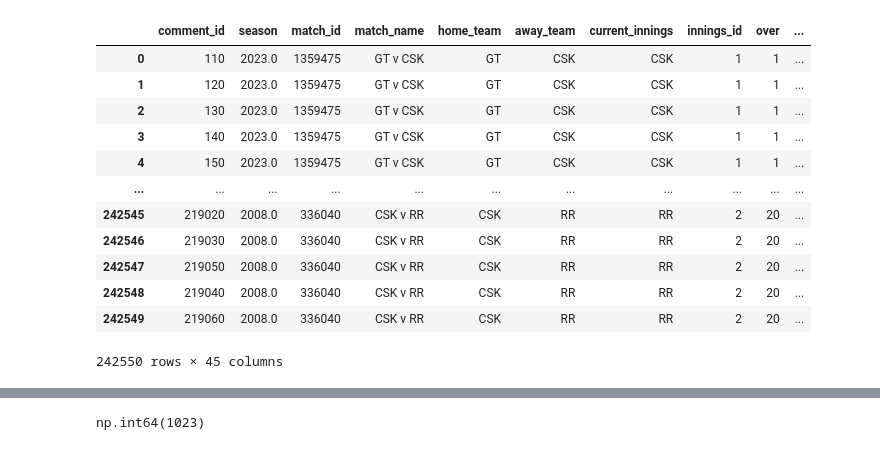
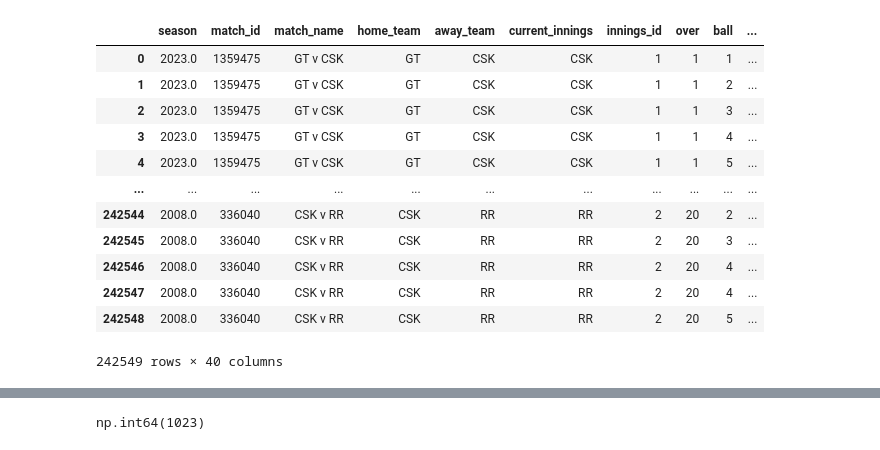
Before and after one commit to amalsalilan/IPL_Infographics_Data_Analytics_-_Data_Visualization_Infosys_Internship_Oct2024, a Jupyter notebook: eda_all_seasons_details.ipynb, the cells around one changed output, grey strips where cells are left out. Drawn from its saved outputs; the diff is of its cells as text; code cells hidden in the pictures.

```diff
--- a/eda_all_seasons_details.ipynb
+++ b/eda_all_seasons_details.ipynb
@@ -3,23 +3,23 @@ import pandas as pd
 import numpy as np
 import matplotlib.pyplot as plt
 import seaborn as sns
-# %%
-df= pd.read_csv('all_season_details.csv')
-df
-# %% [output]
-|  | comment_id | season | match_id | match_name | home_team | away_team | current_innings | innings_id | over | ... |
-| 0 | 110 | 2023.0 | 1359475 | GT v CSK | GT | CSK | CSK | 1 | 1 | ... |
-| 1 | 120 | 2023.0 | 1359475 | GT v CSK | GT | CSK | CSK | 1 | 1 | ... |
-| 2 | 130 | 2023.0 | 1359475 | GT v CSK | GT | CSK | CSK | 1 | 1 | ... |
-| 3 | 140 | 2023.0 | 1359475 | GT v CSK | GT | CSK | CSK | 1 | 1 | ... |
-| 4 | 150 | 2023.0 | 1359475 | GT v CSK | GT | CSK | CSK | 1 | 1 | ... |
-| ... | ... | ... | ... | ... | ... | ... | ... | ... | ... | ... |
-| 242545 | 219020 | 2008.0 | 336040 | CSK v RR | CSK | RR | RR | 2 | 20 | ... |
-| 242546 | 219030 | 2008.0 | 336040 | CSK v RR | CSK | RR | RR | 2 | 20 | ... |
-| 242547 | 219050 | 2008.0 | 336040 | CSK v RR | CSK | RR | RR | 2 | 20 | ... |
-| 242548 | 219040 | 2008.0 | 336040 | CSK v RR | CSK | RR | RR | 2 | 20 | ... |
-| 242549 | 219060 | 2008.0 | 336040 | CSK v RR | CSK | RR | RR | 2 | 20 | ... |
-242550 rows × 45 columns
+# %%
+df= pd.read_csv('all_season_details_data.csv')
+df
+# %% [output]
+|  | season | match_id | match_name | home_team | away_team | current_innings | innings_id | over | ball | ... |
+| 0 | 2023.0 | 1359475 | GT v CSK | GT | CSK | CSK | 1 | 1 | 1 | ... |
+| 1 | 2023.0 | 1359475 | GT v CSK | GT | CSK | CSK | 1 | 1 | 2 | ... |
+| 2 | 2023.0 | 1359475 | GT v CSK | GT | CSK | CSK | 1 | 1 | 3 | ... |
+| 3 | 2023.0 | 1359475 | GT v CSK | GT | CSK | CSK | 1 | 1 | 4 | ... |
+| 4 | 2023.0 | 1359475 | GT v CSK | GT | CSK | CSK | 1 | 1 | 5 | ... |
+| ... | ... | ... | ... | ... | ... | ... | ... | ... | ... | ... |
+| 242544 | 2008.0 | 336040 | CSK v RR | CSK | RR | RR | 2 | 20 | 2 | ... |
+| 242545 | 2008.0 | 336040 | CSK v RR | CSK | RR | RR | 2 | 20 | 3 | ... |
+| 242546 | 2008.0 | 336040 | CSK v RR | CSK | RR | RR | 2 | 20 | 4 | ... |
+| 242547 | 2008.0 | 336040 | CSK v RR | CSK | RR | RR | 2 | 20 | 4 | ... |
+| 242548 | 2008.0 | 336040 | CSK v RR | CSK | RR | RR | 2 | 20 | 5 | ... |
+242549 rows × 40 columns
 # %%
 pd.set_option('display.max_columns',None)
 df
```
Also changed, not shown: parts of 23 cells of this notebook.
